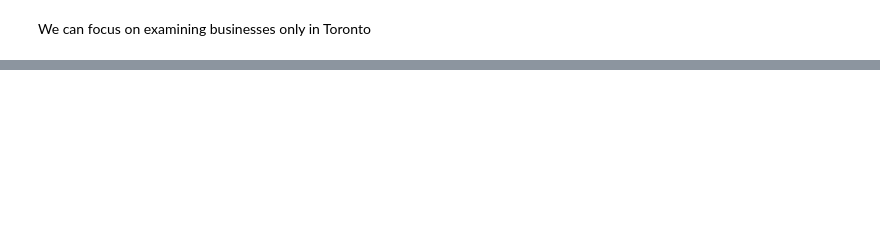
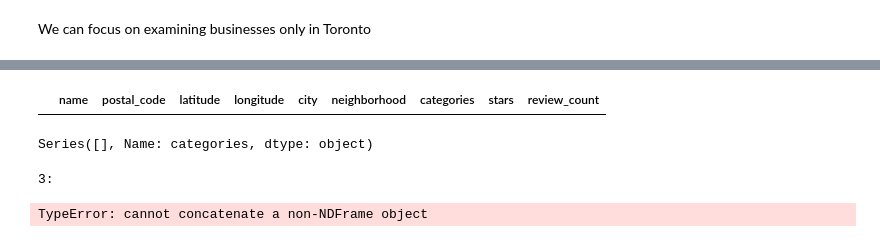
Before and after one commit to shrutirao94/Restaurant-Quality-and-Co-location-in-Toronto, a Jupyter notebook: yelp_toronto_analysis.ipynb, the cells around one changed output, grey strips where cells are left out. Saved outputs shown, nothing was run; the diff lists cells and outputs as text; code cells hidden in the pictures; blank space fills up the shorter version.

```diff
--- a/yelp_toronto_analysis.ipynb
+++ b/yelp_toronto_analysis.ipynb
@@ -90,3 +98,24 @@ See the caveats in the documentation: http://pandas.pydata.org/pandas-docs/stabl
+# %%
+toronto_restaurants_df.loc[toronto_restaurants_df['categories']== "Restaurants"]
+# %% [output]
+|  | name | postal_code | latitude | longitude | city | neighborhood | categories | stars | review_count |
+# %%
+not_restaurant
+# %% [output]
+Series([], Name: categories, dtype: object)
+# %%
+not_restaurants = pd.DataFrame()
+#print("1:", not_restaurants)
+data = toronto_restaurants_df
+#print("2:", data)
+
+for row in data:
+    print("3:")
+    if "u'Restaurants" not in row:
+        not_restaurants.append(row)
+# %% [output]
+3:
+TypeError: cannot concatenate a non-NDFrame object
 # %%
 
 convert the categories from list of ojects tolist of strings
```
Also changed, not shown: parts of 12 cells of this notebook.
